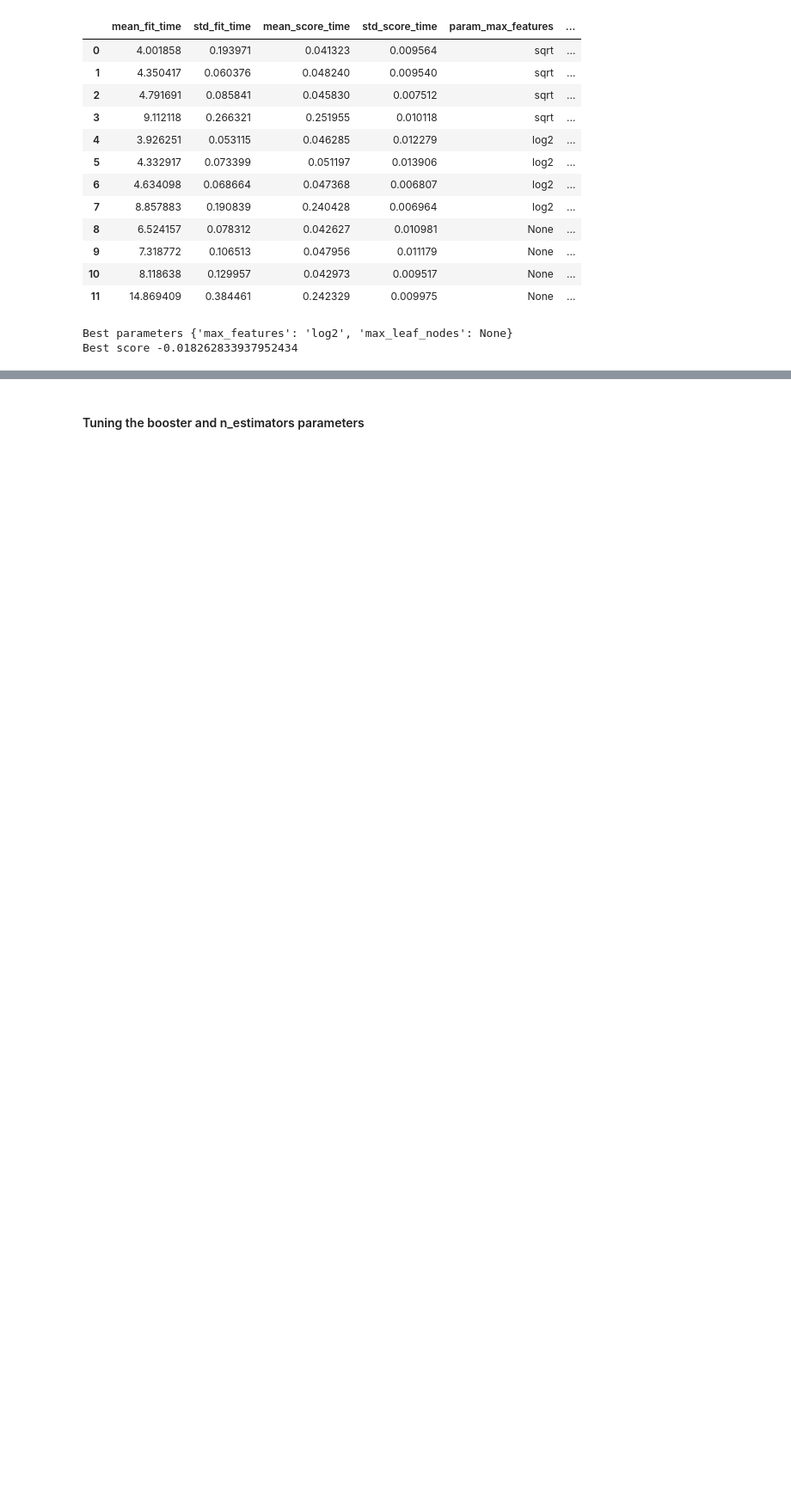
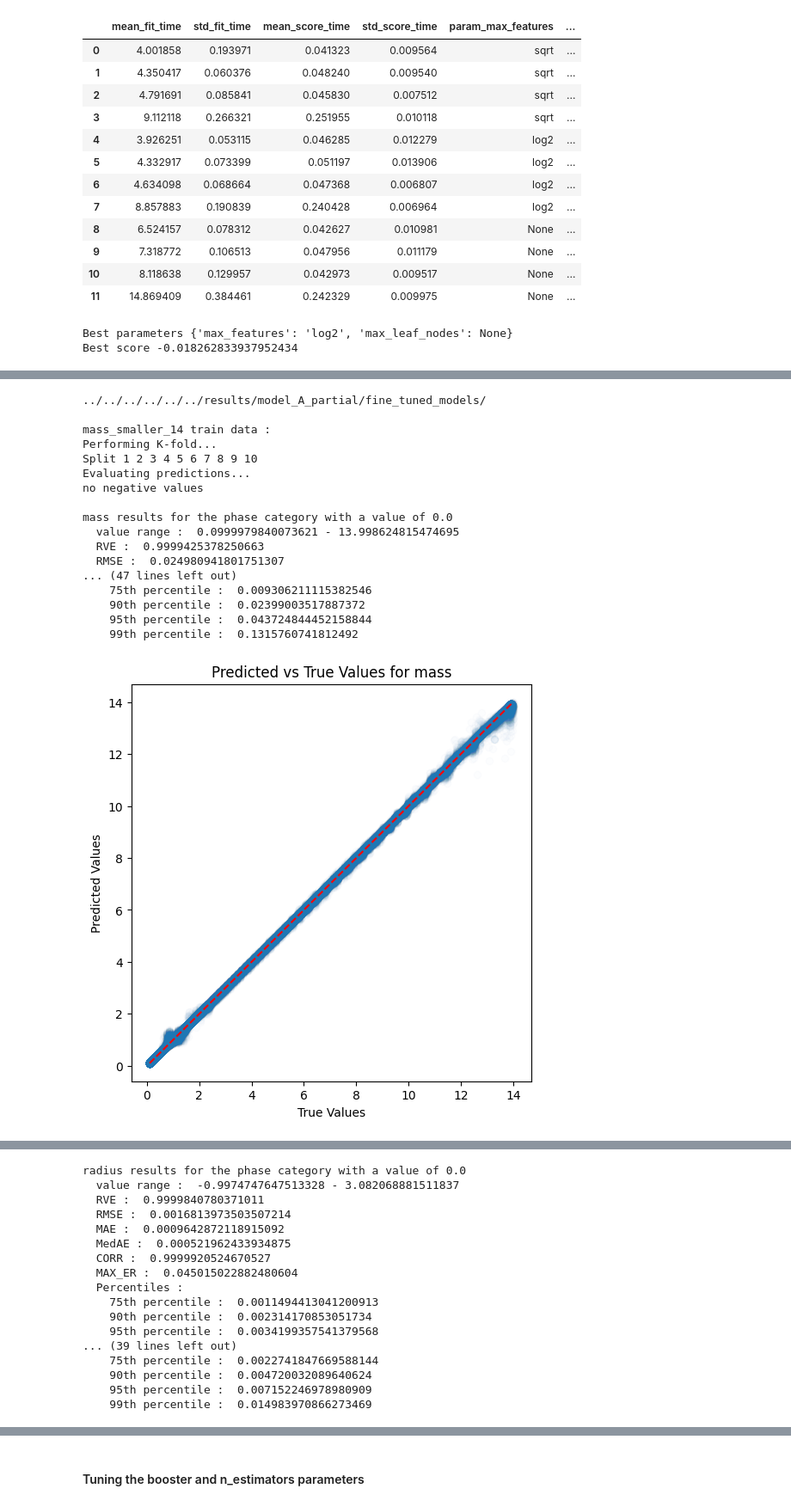
Before and after one commit to anpirott/thesis, a Jupyter notebook: notebooks/ML/method_ML/Model_A_partial/fine_tuned_models/MIST/fine_tuned_models.ipynb, the cells around one changed output, grey strips where cells are left out. Shown at 86% size. Drawn from its saved outputs; the diff is of its cells as text; code cells hidden in the pictures; blank space fills up the shorter version.

Commit message:
finished fine tuning the random forest model for the model A with MIST

```diff
--- a/notebooks/ML/method_ML/Model_A_partial/fine_tuned_models/MIST/fine_tuned_models.ipynb
+++ b/notebooks/ML/method_ML/Model_A_partial/fine_tuned_models/MIST/fine_tuned_models.ipynb
@@ -434,7 +434,7 @@ Best score -0.01841555027497129
 # %%
 scoring = ["neg_root_mean_squared_error", "neg_mean_absolute_error"] # RMSE and MAE
 
-cv_params = {'n_estimators' : [600, 1500]
+cv_params = {'n_estimators' : [100, 1000]
             }
 
 gscv_rf = GridSearchCV(RandomForestRegressor(n_jobs = 10,
@@ -587,0 +596,25 @@ Best score -0.018262833937952434
+# %%
+best_params_RF = {'n_jobs':10, 'n_estimators': 1000, 'criterion': 'squared_error', 'max_depth': 100, 'min_samples_leaf': 1, 'min_samples_split': 2, 'max_features': 'log2', 'max_leaf_nodes': None}
+
+print(path_to_results)
+dt_evaluator = Model_evaluator("random_forest", path=path_to_results, physical_model=physical_model, output_parameters=output_parameters)
+dt_evaluator.evaluate_Kfold_results(RandomForestRegressor, X_train, y_train, categories_train, categories_name, path_to_predictions, tag, random_state=12, override=override, use_preds=use_preds, save=save, show=show, **best_params_RF)
+# %% [output]
+../../../../../../results/model_A_partial/fine_tuned_models/
+
+mass_smaller_14 train data :
+Performing K-fold...
+Split 1 2 3 4 5 6 7 8 9 10
+Evaluating predictions...
+no negative values
+
+mass results for the phase category with a value of 0.0
+  value range :  0.0999979840073621 - 13.998624815474695
+  RVE :  0.9999425378250663
+  RMSE :  0.024980941801751307
+... (47 lines left out)
+    75th percentile :  0.009306211115382546
+    90th percentile :  0.02399003517887372
+    95th percentile :  0.043724844452158844
+    99th percentile :  0.1315760741812492
+[figure, added]
@@ -587,0 +630,17 @@ Best score -0.018262833937952434
+radius results for the phase category with a value of 0.0
+  value range :  -0.9974747647513328 - 3.082068881511837
+  RVE :  0.9999840780371011
+  RMSE :  0.0016813973503507214
+  MAE :  0.0009642872118915092
+  MedAE :  0.000521962433934875
+  CORR :  0.9999920524670527
+  MAX_ER :  0.045015022882480604
+  Percentiles :
+    75th percentile :  0.0011494413041200913
+    90th percentile :  0.002314170853051734
+    95th percentile :  0.0034199357541379568
+... (39 lines left out)
+    75th percentile :  0.0022741847669588144
+    90th percentile :  0.004720032089640624
+    95th percentile :  0.007152246978980909
+    99th percentile :  0.014983970866273469
```
Also changed, not shown: parts of 7 cells of this notebook, 29 other files.
